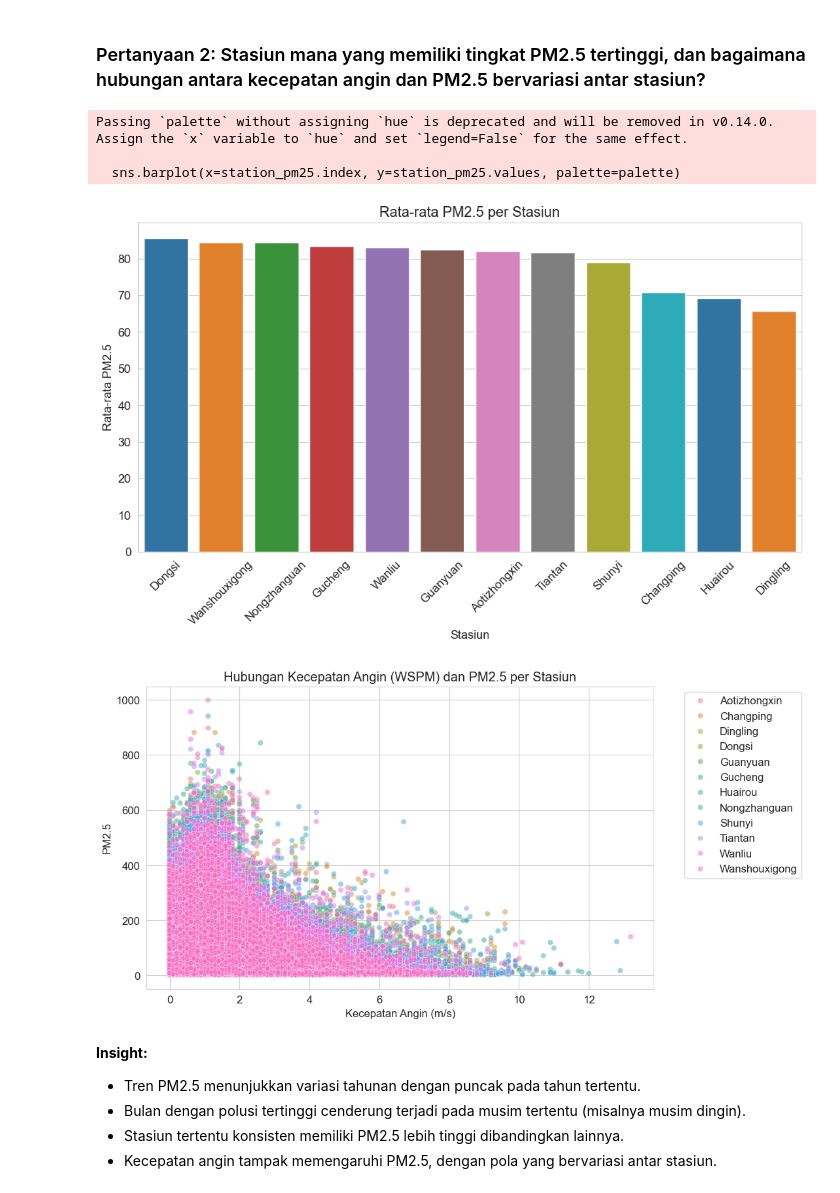
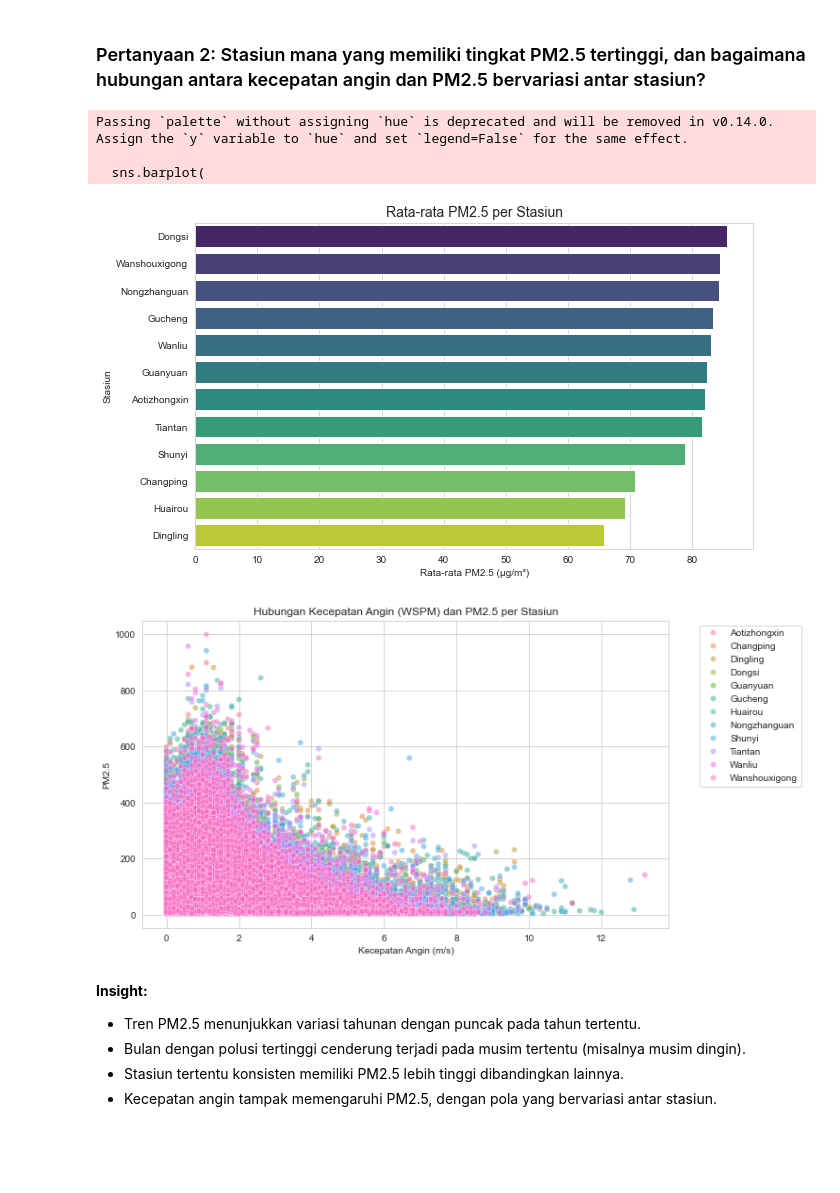
Before and after one commit to naufalzur/AnalisisKualitasUdara, a Jupyter notebook: notebook.ipynb, the cells around one changed output. Drawn from its saved outputs; the diff is of its cells as text; code cells hidden in the pictures; blank space fills up the shorter version.

```diff
--- a/notebook.ipynb
+++ b/notebook.ipynb
@@ -420,32 +429,36 @@ NameError: name 'yearly_pm25' is not defined
 # %% [markdown]
 ### Pertanyaan 2: Stasiun mana yang memiliki tingkat PM2.5 tertinggi, dan bagaimana hubungan antara kecepatan angin dan PM2.5 bervariasi antar stasiun?
 # %%
-# Visualisasi stasiun dengan PM2.5 tertinggi
-plt.figure(figsize=(12, 6))
-# Mendapatkan palet warna berdasarkan jumlah stasiun unik, sesuai dengan scatter plot
-unique_stations = df['station'].unique()
-palette = sns.color_palette('tab10', n_colors=len(unique_stations))  # Sesuaikan dengan jumlah stasiun
-sns.barplot(x=station_pm25.index, y=station_pm25.values, palette=palette)
-plt.title('Rata-rata PM2.5 per Stasiun')
-plt.xlabel('Stasiun')
-plt.ylabel('Rata-rata PM2.5')
-plt.xticks(rotation=45)
-plt.show()
+# Memastikan semua stasiun selalu dihitung untuk grafik ini.
+station_pm25 = df.groupby('station')['PM2.5'].mean().sort_values(ascending=False)
+
+# Kode visualisasi
+fig3, ax3 = plt.subplots(figsize=(10, 6))
+sns.barplot(
+    x=station_pm25.values,
+    y=station_pm25.index,
+    palette='viridis',
+    ax=ax3
+)
+ax3.set_title('Rata-rata PM2.5 per Stasiun', fontsize=14)
+ax3.set_xlabel('Rata-rata PM2.5 (µg/m³)')
+ax3.set_ylabel('Stasiun')
+
 
 # Hubungan antara kecepatan angin (WSPM) dan PM2.5
 plt.figure(figsize=(10, 6))
 sns.scatterplot(data=df, x='WSPM', y='PM2.5', hue='station', alpha=0.5)
 plt.title('Hubungan Kecepatan Angin (WSPM) dan PM2.5 per Stasiun')
 plt.xlabel('Kecepatan Angin (m/s)')
 plt.ylabel('PM2.5')
 plt.legend(bbox_to_anchor=(1.05, 1), loc='upper left')
 plt.show()
 # %% [output]
-Passing `palette` without assigning `hue` is deprecated and will be removed in v0.14.0. Assign the `x` variable to `hue` and set `legend=False` for the same effect.
+Passing `palette` without assigning `hue` is deprecated and will be removed in v0.14.0. Assign the `y` variable to `hue` and set `legend=False` for the same effect.
 
-  sns.barplot(x=station_pm25.index, y=station_pm25.values, palette=palette)
+  sns.barplot(
-[figure, old version]
+[figure, new version]
-[figure, old version]
+[figure, new version]
 # %% [markdown]
 **Insight:**
 - Tren PM2.5 menunjukkan variasi tahunan dengan puncak pada tahun tertentu.
```
Also changed, not shown: parts of 5 cells of this notebook.
